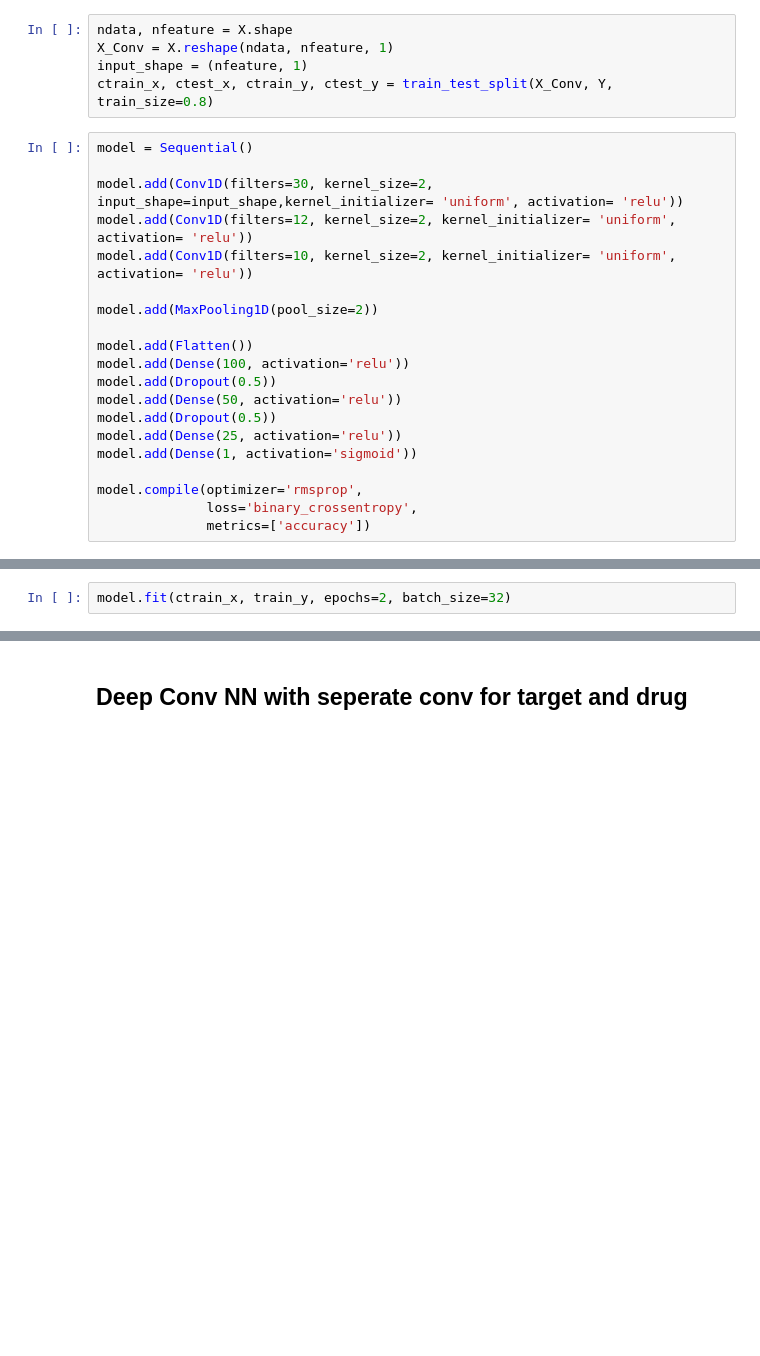
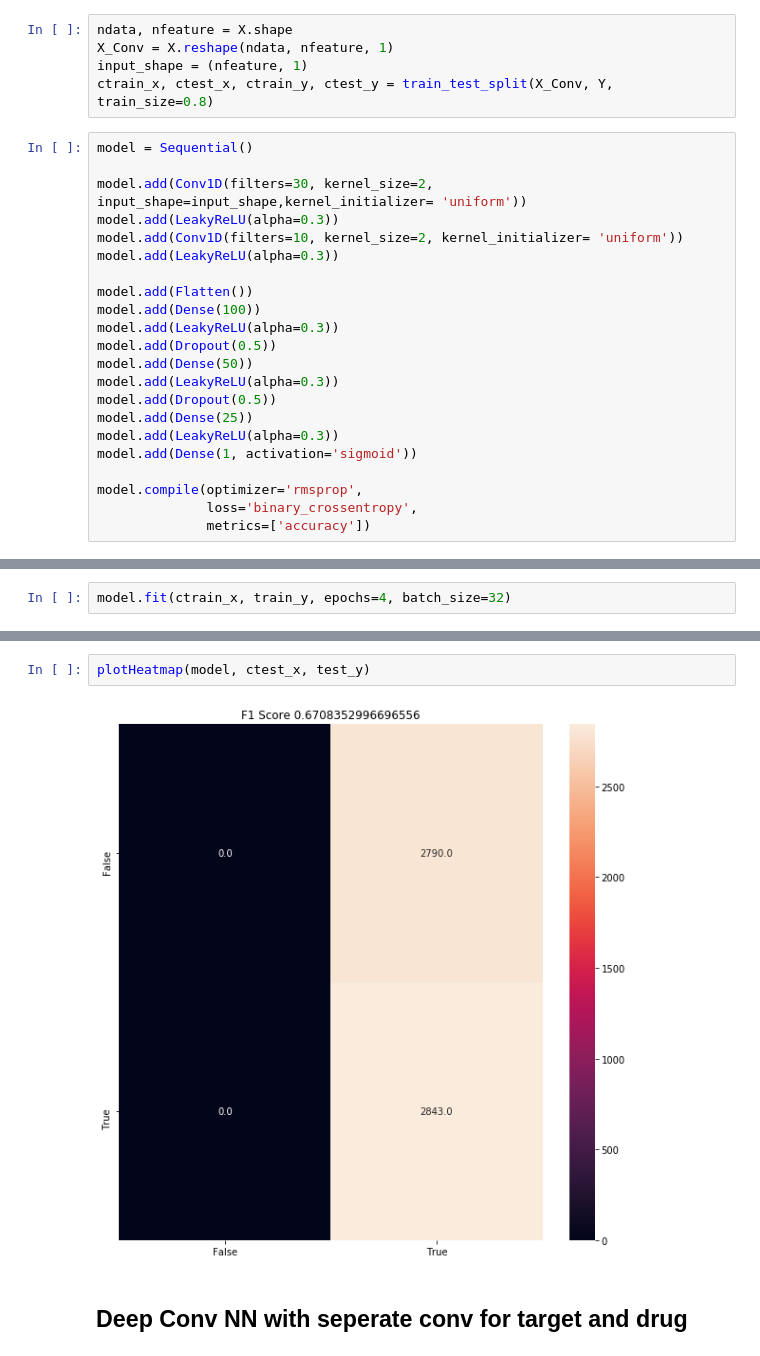
Before and after one commit to fhooton/DeepDrugRepurposer, a Jupyter notebook: Model.ipynb, the cells around one changed output, grey strips where cells are left out. Drawn from its saved outputs; the diff is of its cells as text; blank space fills up the shorter version.

```diff
--- a/Model.ipynb
+++ b/Model.ipynb
@@ -102,18 +96,20 @@ ctrain_x, ctest_x, ctrain_y, ctest_y = train_test_split(X_Conv, Y, train_size=0.
 # %%
 model = Sequential()
 
-model.add(Conv1D(filters=30, kernel_size=2, input_shape=input_shape,kernel_initializer= 'uniform', activation= 'relu'))
-model.add(Conv1D(filters=12, kernel_size=2, kernel_initializer= 'uniform', activation= 'relu'))
-model.add(Conv1D(filters=10, kernel_size=2, kernel_initializer= 'uniform', activation= 'relu'))
-
-model.add(MaxPooling1D(pool_size=2))
+model.add(Conv1D(filters=30, kernel_size=2, input_shape=input_shape,kernel_initializer= 'uniform'))
+model.add(LeakyReLU(alpha=0.3))
+model.add(Conv1D(filters=10, kernel_size=2, kernel_initializer= 'uniform'))
+model.add(LeakyReLU(alpha=0.3))
 
 model.add(Flatten())
-model.add(Dense(100, activation='relu'))
+model.add(Dense(100))
+model.add(LeakyReLU(alpha=0.3))
 model.add(Dropout(0.5))
-model.add(Dense(50, activation='relu'))
+model.add(Dense(50))
+model.add(LeakyReLU(alpha=0.3))
 model.add(Dropout(0.5))
-model.add(Dense(25, activation='relu'))
+model.add(Dense(25))
+model.add(LeakyReLU(alpha=0.3))
 model.add(Dense(1, activation='sigmoid'))
 
 model.compile(optimizer='rmsprop',
@@ -124,3 +120,3 @@ W1018 16:40:07.932295 140654707774848 deprecation_wrapper.py:119] From /home/sar
 # %%
-model.fit(ctrain_x, train_y, epochs=2, batch_size=32)
+model.fit(ctrain_x, train_y, epochs=4, batch_size=32)
 # %% [output]
@@ -131,4 +131,8 @@ Epoch 2/2
 <keras.callbacks.History at 0x...>
+# %%
+plotHeatmap(model, ctest_x, test_y)
+# %% [output]
+[figure, added]
 # %% [markdown]
 ## Deep Conv NN with seperate conv for target and drug
 # %%
```
Also changed, not shown: parts of 17 cells of this notebook, 2 other files.
